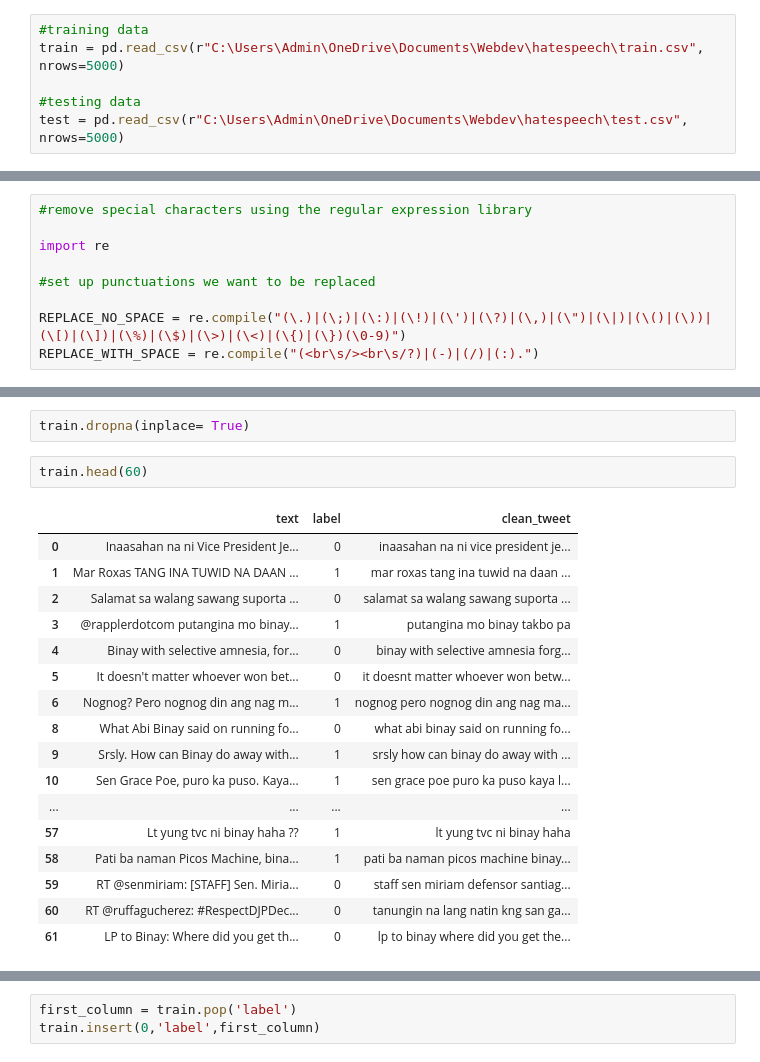
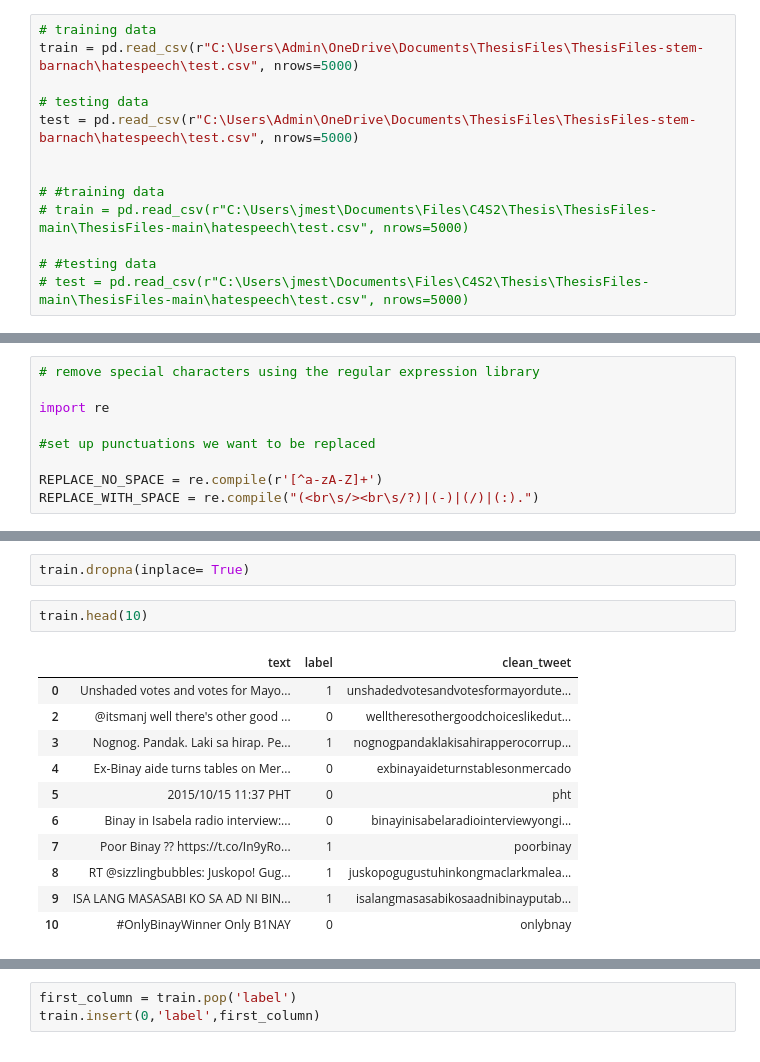
Before and after one commit to Tolskiee/ThesisFiles, a Jupyter notebook: ThesisLogic.ipynb, the cells around one changed output, grey strips where cells are left out. Drawn from its saved outputs; the diff is of its cells as text.

```diff
--- a/ThesisLogic.ipynb
+++ b/ThesisLogic.ipynb
@@ -12,10 +12,17 @@ from sklearn.metrics import accuracy_score
 # %% [markdown]
 # Import the data
 # %%
-#training data
-train = pd.read_csv(r"C:\Users\Admin\OneDrive\Documents\Webdev\hatespeech\train.csv", nrows=5000)
+# training data
+train = pd.read_csv(r"C:\Users\Admin\OneDrive\Documents\ThesisFiles\ThesisFiles-stem-barnach\hatespeech\test.csv", nrows=5000)
 
-#testing data
-test = pd.read_csv(r"C:\Users\Admin\OneDrive\Documents\Webdev\hatespeech\test.csv", nrows=5000)
+# testing data
+test = pd.read_csv(r"C:\Users\Admin\OneDrive\Documents\ThesisFiles\ThesisFiles-stem-barnach\hatespeech\test.csv", nrows=5000)
+
+
+# #training data
+# train = pd.read_csv(r"C:\Users\jmest\Documents\Files\C4S2\Thesis\ThesisFiles-main\ThesisFiles-main\hatespeech\test.csv", nrows=5000)
+
+# #testing data
+# test = pd.read_csv(r"C:\Users\jmest\Documents\Files\C4S2\Thesis\ThesisFiles-main\ThesisFiles-main\hatespeech\test.csv", nrows=5000)
 # %% [markdown]
 # Clean the data of null values
@@ -159,13 +100,13 @@ print(test_shape)
 # %% [markdown]
 # Clean the data of unwated Text and Characters
 # %%
-#remove special characters using the regular expression library
+# remove special characters using the regular expression library
 
 import re
 
 #set up punctuations we want to be replaced
 
-REPLACE_NO_SPACE = re.compile("(\.)|(\;)|(\:)|(\!)|(\')|(\?)|(\,)|(\")|(\|)|(\()|(\))|(\[)|(\])|(\%)|(\$)|(\>)|(\<)|(\{)|(\})(\0-9)")
+REPLACE_NO_SPACE = re.compile(r'[^a-zA-Z]+')
 REPLACE_WITH_SPACE = re.compile("(<br\s/><br\s/?)|(-)|(/)|(:).")
 # %%
 import preprocessor as p
@@ -322,23 +202,17 @@ train['clean_tweet'] = train['clean_tweet'].replace('', float('NaN'), regex = Tr
 # %%
 train.dropna(inplace= True)
 # %%
-train.head(60)
+train.head(10)
 # %% [output]
 |  | text | label | clean_tweet |
-| 0 | Inaasahan na ni Vice President Je... | 0 | inaasahan na ni vice president je... |
-| 1 | Mar Roxas TANG INA TUWID NA DAAN ... | 1 | mar roxas tang ina tuwid na daan ... |
-| 2 | Salamat sa walang sawang suporta ... | 0 | salamat sa walang sawang suporta ... |
-| 3 | @rapplerdotcom putangina mo binay... | 1 | putangina mo binay takbo pa |
-| 4 | Binay with selective amnesia, for... | 0 | binay with selective amnesia forg... |
-| 5 | It doesn't matter whoever won bet... | 0 | it doesnt matter whoever won betw... |
-| 6 | Nognog? Pero nognog din ang nag m... | 1 | nognog pero nognog din ang nag ma... |
-| 8 | What Abi Binay said on running fo... | 0 | what abi binay said on running fo... |
-| 9 | Srsly. How can Binay do away with... | 1 | srsly how can binay do away with ... |
-| 10 | Sen Grace Poe, puro ka puso. Kaya... | 1 | sen grace poe puro ka puso kaya l... |
-| ... | ... | ... | ... |
-| 57 | Lt yung tvc ni binay haha ?? | 1 | lt yung tvc ni binay haha |
-| 58 | Pati ba naman Picos Machine, bina... | 1 | pati ba naman picos machine binay... |
-| 59 | RT @senmiriam: [STAFF] Sen. Miria... | 0 | staff sen miriam defensor santiag... |
-| 60 | RT @ruffagucherez: #RespectDJPDec... | 0 | tanungin na lang natin kng san ga... |
-| 61 | LP to Binay: Where did you get th... | 0 | lp to binay where did you get the... |
+| 0 | Unshaded votes and votes for Mayo... | 1 | unshadedvotesandvotesformayordute... |
+| 2 | @itsmanj well there's other good ... | 0 | welltheresothergoodchoiceslikedut... |
+| 3 | Nognog. Pandak. Laki sa hirap. Pe... | 1 | nognogpandaklakisahirapperocorrup... |
+| 4 | Ex-Binay aide turns tables on Mer... | 0 | exbinayaideturnstablesonmercado |
+| 5 | 2015/10/15 11:37 PHT | 0 | pht |
+| 6 | Binay in Isabela radio interview:... | 0 | binayinisabelaradiointerviewyongi... |
+| 7 | Poor Binay ?? https://t.co/In9yRo... | 1 | poorbinay |
+| 8 | RT @sizzlingbubbles: Juskopo! Gug... | 1 | juskopogugustuhinkongmaclarkmalea... |
+| 9 | ISA LANG MASASABI KO SA AD NI BIN... | 1 | isalangmasasabikosaadnibinayputab... |
+| 10 | #OnlyBinayWinner Only B1NAY | 0 | onlybnay |
 # %%
```
Also changed, not shown: parts of 40 cells of this notebook, 18 other files.
